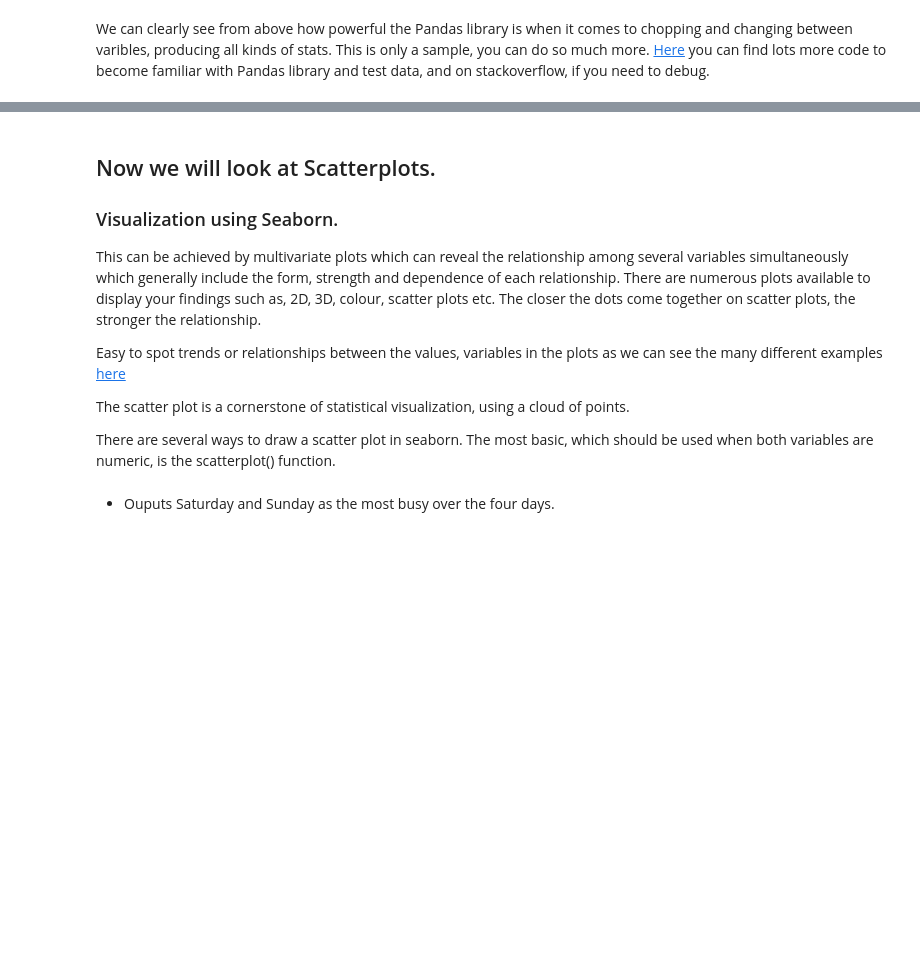
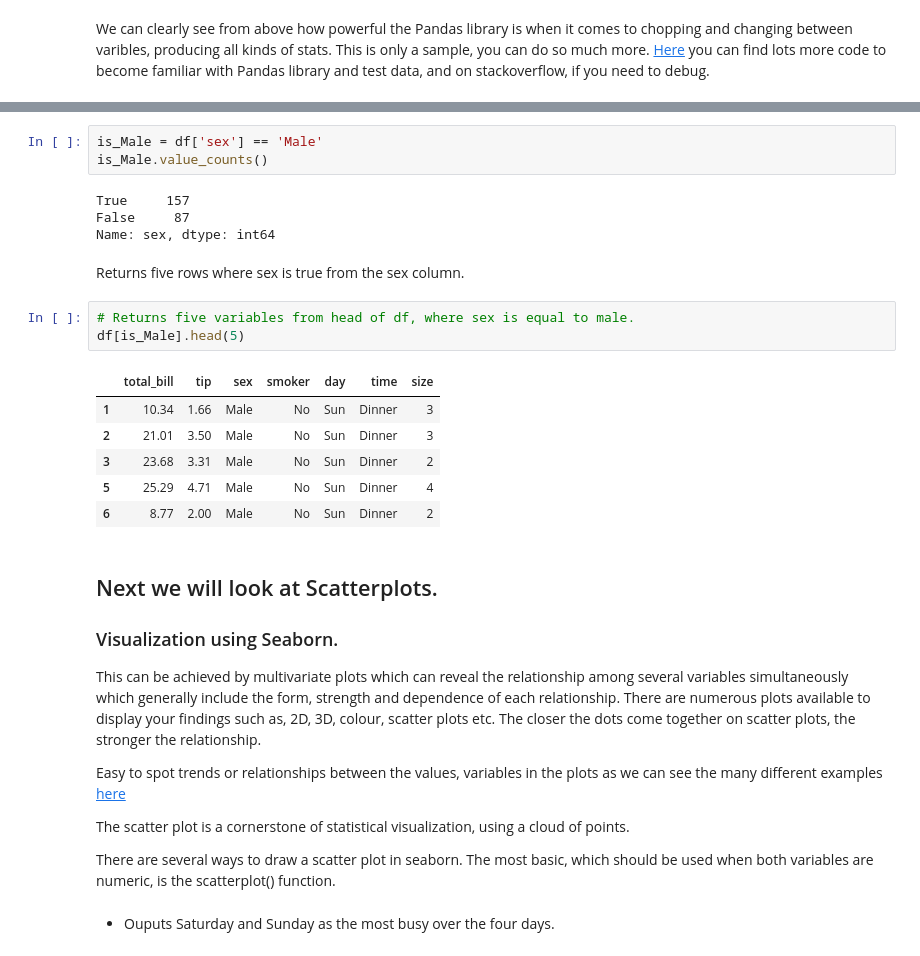
Before and after one commit to daithimarkham/Fund-Project-2019, a Jupyter notebook: The-Tips-Data-Set.ipynb, the cells around one changed output, grey strips where cells are left out. Cells and saved outputs as stored; diff of their text form; blank space fills up the shorter version.

```diff
--- a/The-Tips-Data-Set.ipynb
+++ b/The-Tips-Data-Set.ipynb
@@ -434,5 +508,24 @@ We can clearly see from above how powerful the Pandas library is when it comes t
+# %%
+is_Male = df['sex'] == 'Male'
+is_Male.value_counts()
+# %% [output]
+True     157
+False     87
+Name: sex, dtype: int64
+# %% [markdown]
+Returns five rows where sex is true from the sex column.
+# %%
+# Returns five variables from head of df, where sex is equal to male.
+df[is_Male].head(5)
+# %% [output]
+|  | total_bill | tip | sex | smoker | day | time | size |
+| 1 | 10.34 | 1.66 | Male | No | Sun | Dinner | 3 |
+| 2 | 21.01 | 3.50 | Male | No | Sun | Dinner | 3 |
+| 3 | 23.68 | 3.31 | Male | No | Sun | Dinner | 2 |
+| 5 | 25.29 | 4.71 | Male | No | Sun | Dinner | 4 |
+| 6 | 8.77 | 2.00 | Male | No | Sun | Dinner | 2 |
 # %% [markdown]
-## Now we will look at Scatterplots.
+## Next we will look at Scatterplots.
 ### Visualization using Seaborn.
 
 This can be achieved by multivariate plots which can reveal the relationship among several variables simultaneously which generally include the form, strength and dependence of each relationship. There are numerous plots available to display your findings such as, 2D, 3D, colour, scatter plots etc. The closer the dots come together on scatter plots, the stronger the relationship.
```
Also changed, not shown: parts of 43 cells of this notebook.
